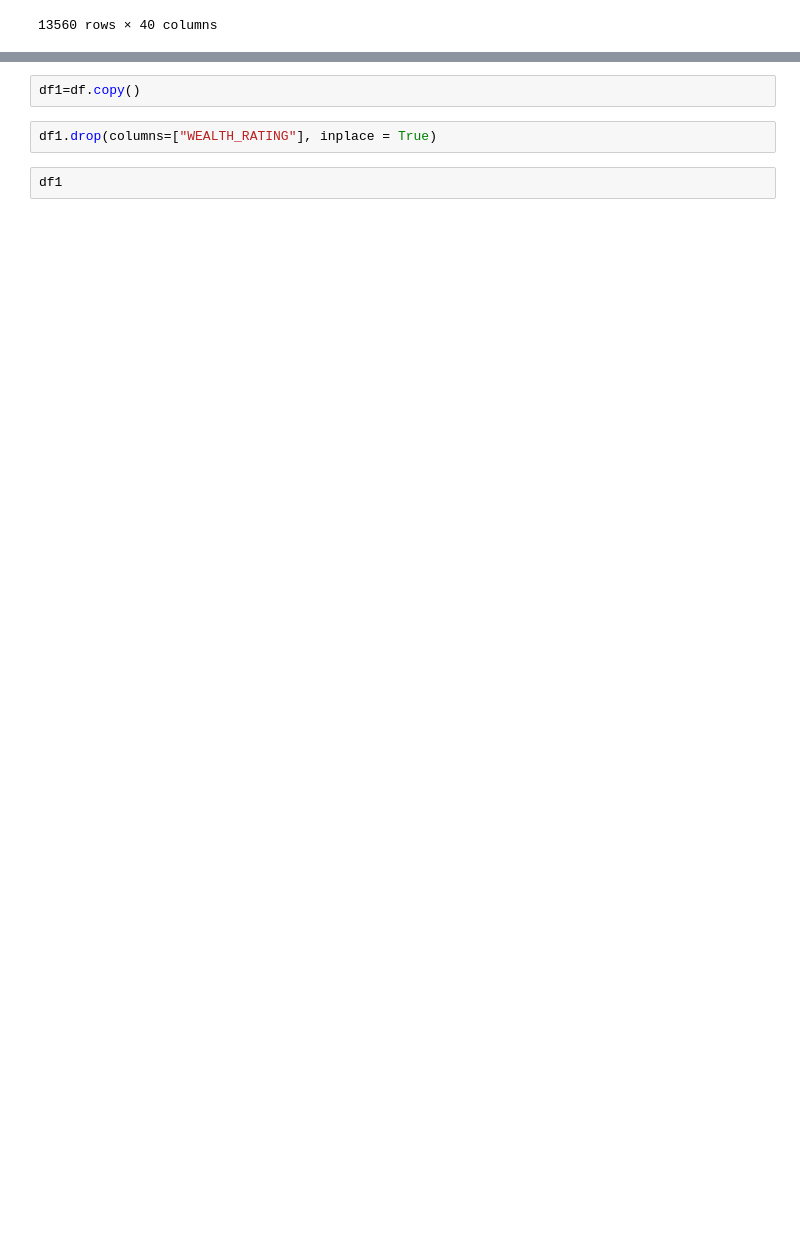
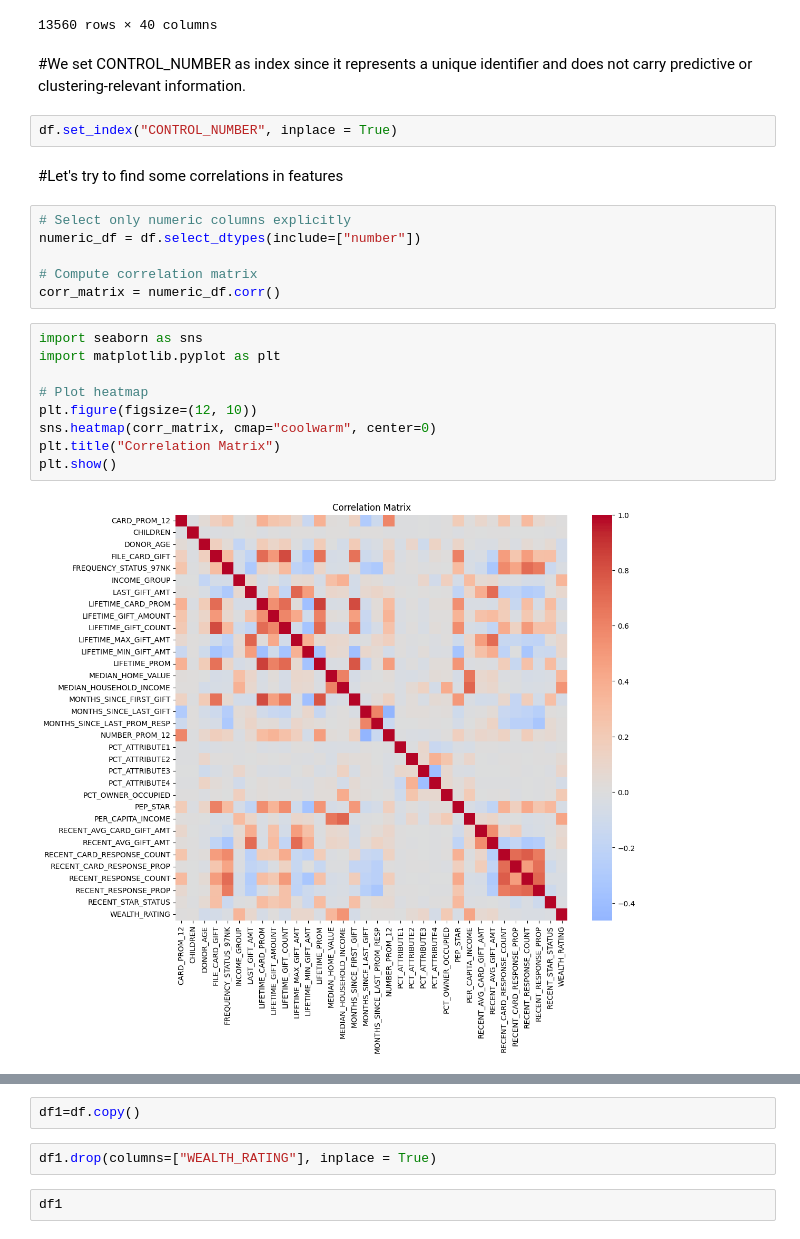
Before and after one commit to iddadobroc/DSML_Group11_Clustering, a Jupyter notebook: DSML_Group11.ipynb, the cells around one changed output, grey strips where cells are left out. Drawn from its saved outputs; the diff is of its cells as text; blank space fills up the shorter version.

```diff
--- a/DSML_Group11.ipynb
+++ b/DSML_Group11.ipynb
@@ -87,3 +122,26 @@ df
 | 13558 | 88067 | 6.0 | 1.000000 | NaN | M | 2.0 | 2.0 | ... |
 | 13559 | 45722 | 4.0 | 3.000000 | 74.0 | F | 12.0 | 2.0 | ... |
 13560 rows × 40 columns
+# %% [markdown]
+#We set CONTROL_NUMBER as index since it represents a unique identifier and does not carry predictive or clustering-relevant information.
+# %%
+df.set_index("CONTROL_NUMBER", inplace = True)
+# %% [markdown]
+#Let's try to find some correlations in features
+# %%
+# Select only numeric columns explicitly
+numeric_df = df.select_dtypes(include=["number"])
+
+# Compute correlation matrix
+corr_matrix = numeric_df.corr()
+# %%
+import seaborn as sns
+import matplotlib.pyplot as plt
+
+# Plot heatmap
+plt.figure(figsize=(12, 10))
+sns.heatmap(corr_matrix, cmap="coolwarm", center=0)
+plt.title("Correlation Matrix")
+plt.show()
+# %% [output]
+[figure, added]
```
Also changed, not shown: parts of 27 cells of this notebook.
